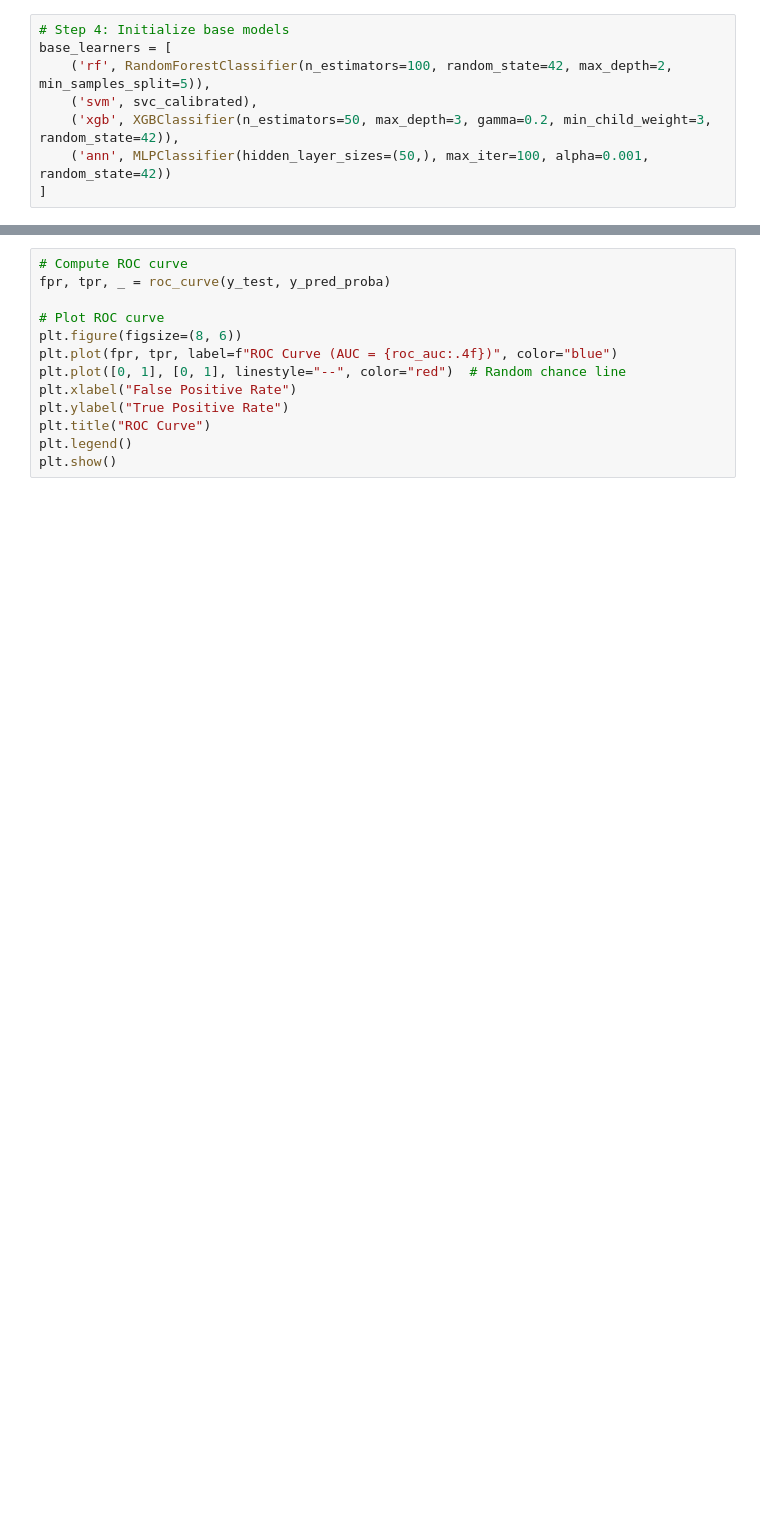
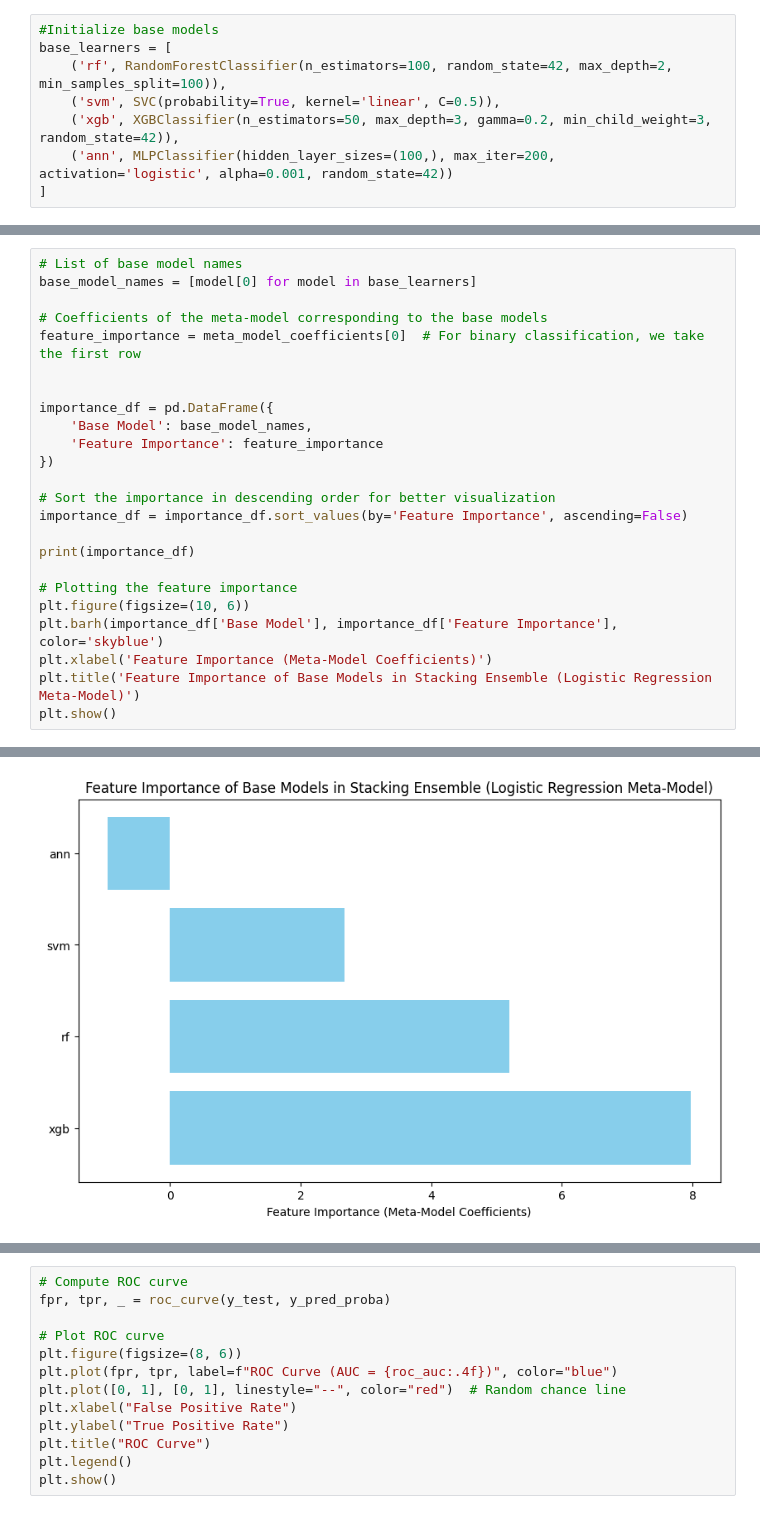
Before and after one commit to cinnamoncinn/heartdisease, a Jupyter notebook: Untitled-1.ipynb, the cells around one changed output, grey strips where cells are left out. Saved outputs shown, nothing was run; the diff lists cells and outputs as text; blank space fills up the shorter version.

```diff
--- a/Untitled-1.ipynb
+++ b/Untitled-1.ipynb
@@ -73,10 +70,10 @@ svc_calibrated = CalibratedClassifierCV(svc, cv=3)
 # %%
-# Step 4: Initialize base models
+#Initialize base models
 base_learners = [
-    ('rf', RandomForestClassifier(n_estimators=100, random_state=42, max_depth=2, min_samples_split=5)),
-    ('svm', svc_calibrated),
+    ('rf', RandomForestClassifier(n_estimators=100, random_state=42, max_depth=2, min_samples_split=100)),
+    ('svm', SVC(probability=True, kernel='linear', C=0.5)),
     ('xgb', XGBClassifier(n_estimators=50, max_depth=3, gamma=0.2, min_child_weight=3, random_state=42)),
-    ('ann', MLPClassifier(hidden_layer_sizes=(50,), max_iter=100, alpha=0.001, random_state=42))
+    ('ann', MLPClassifier(hidden_layer_sizes=(100,), max_iter=200, activation='logistic', alpha=0.001, random_state=42))
 ]
 # %%
 # Step 5: Initialize the Stacking Classifier with a Logistic Regression meta-model
@@ -92,0 +104,25 @@ y_pred_proba = stacking_model.predict_proba(X_test)[:, 1]  # Probability for cla
+# %%
+# List of base model names
+base_model_names = [model[0] for model in base_learners]
+
+# Coefficients of the meta-model corresponding to the base models
+feature_importance = meta_model_coefficients[0]  # For binary classification, we take the first row
+
+
+importance_df = pd.DataFrame({
+    'Base Model': base_model_names,
+    'Feature Importance': feature_importance
+})
+
+# Sort the importance in descending order for better visualization
+importance_df = importance_df.sort_values(by='Feature Importance', ascending=False)
+
+print(importance_df)
+
+# Plotting the feature importance
+plt.figure(figsize=(10, 6))
+plt.barh(importance_df['Base Model'], importance_df['Feature Importance'], color='skyblue')
+plt.xlabel('Feature Importance (Meta-Model Coefficients)')
+plt.title('Feature Importance of Base Models in Stacking Ensemble (Logistic Regression Meta-Model)')
+plt.show()
+# %% [output]
@@ -92,0 +134 @@ y_pred_proba = stacking_model.predict_proba(X_test)[:, 1]  # Probability for cla
+[figure, added]
```
Also changed, not shown: parts of 13 cells of this notebook.
